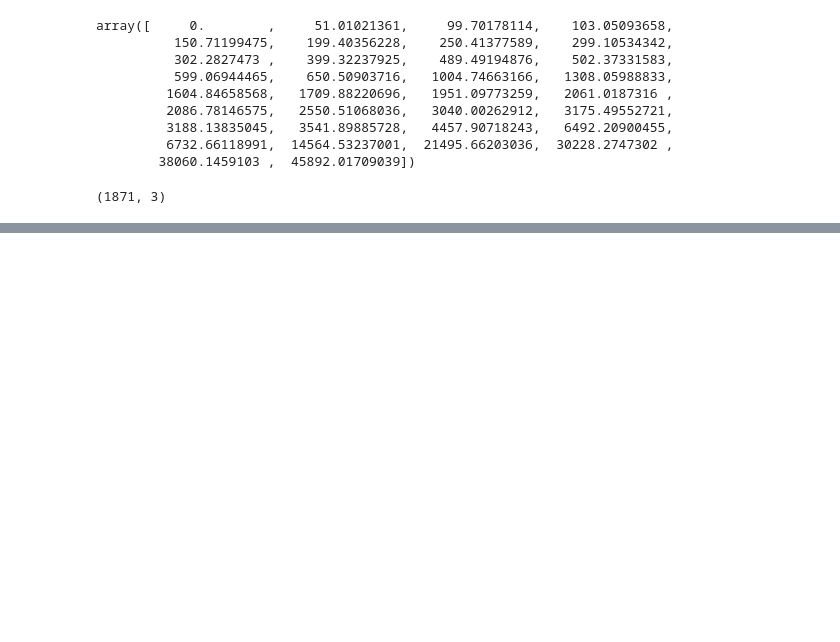
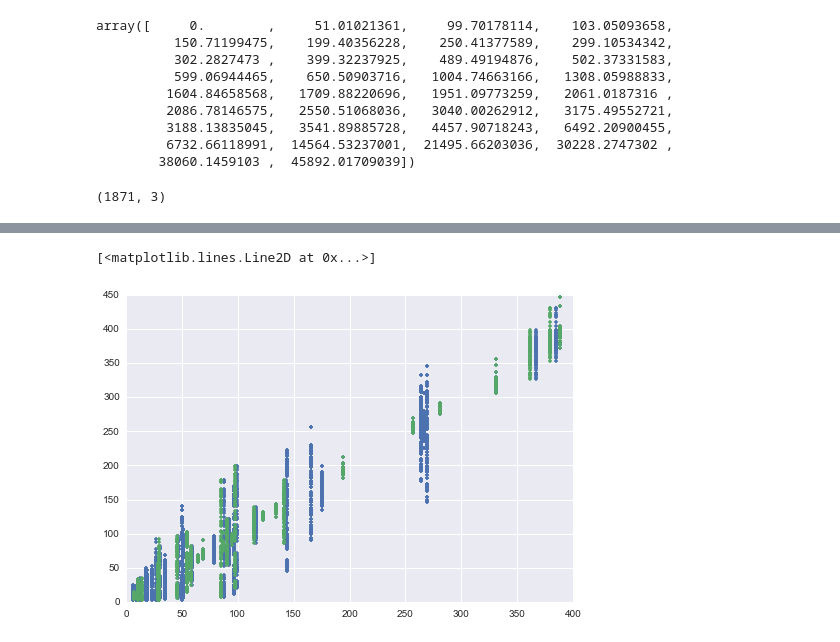
Before and after one commit to arokem/ISBI2015, a Jupyter notebook: ModelingTE-integrated.ipynb, the cells around one changed output, grey strips where cells are left out. Saved outputs shown, nothing was run; the diff lists cells and outputs as text; code cells hidden in the pictures; blank space fills up the shorter version.

```diff
--- a/ModelingTE-integrated.ipynb
+++ b/ModelingTE-integrated.ipynb
@@ -141,3 +161,9 @@ plt.plot(train_gtab.bvals, predict2, '.')
+# %%
+plt.plot(predict1, test_data, '.')
+plt.plot(predict2, train_data, '.')
+# %% [output]
+[<matplotlib.lines.Line2D at 0x...>]
+[figure, added]
 # %%
 utils.LSE(predict1, test_data), utils.LSE(predict2, train_data)
 # %% [output]
```
Also changed, not shown: parts of 6 cells of this notebook.
